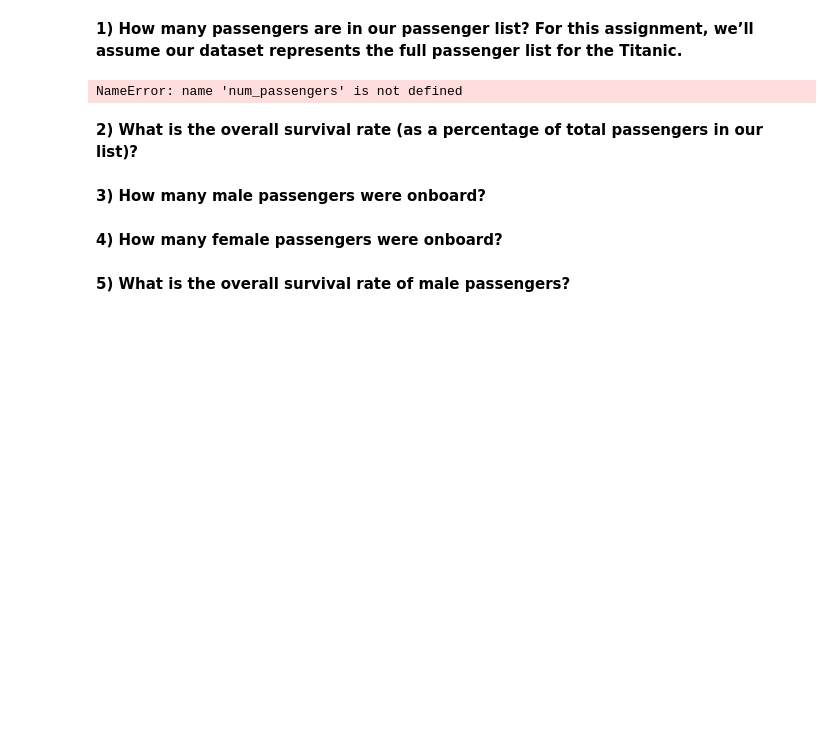
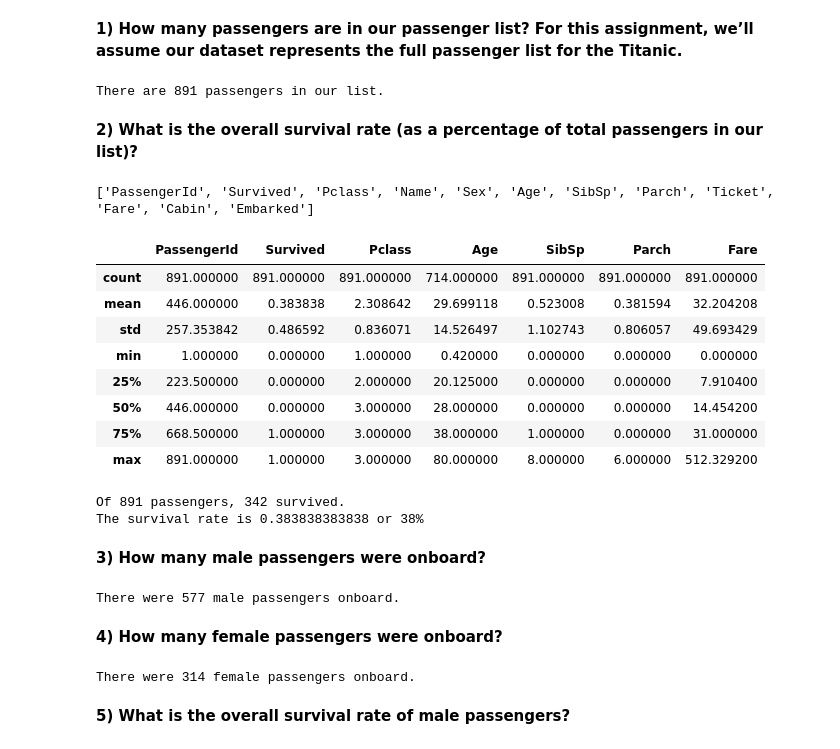
Before and after one commit to lqingsandra/DAT_SF_19, a Jupyter notebook: hw-assignments/DAT19-HW1-Assignment.ipynb, the cells around one changed output. Saved outputs shown, nothing was run; the diff lists cells and outputs as text; code cells hidden in the pictures; blank space fills up the shorter version.

```diff
--- a/hw-assignments/DAT19-HW1-Assignment.ipynb
+++ b/hw-assignments/DAT19-HW1-Assignment.ipynb
@@ -103,38 +103,64 @@ print data[-1,:]
 ## Homework Questions
 # %% [markdown]
 **1) How many passengers are in our passenger list? For this assignment, we’ll assume our dataset represents the full passenger list for the Titanic.**
-# %%
-# Your code here for num_passengers. Uncomment the line below to format your answer.
-
-print 'There are' + str(num_passengers) + 'passengers in our list.'
-# %% [output]
-NameError: name 'num_passengers' is not defined
+# %%
+import pandas as pd
+
+titan = pd.read_csv("../data/titanic.csv")
+
+num_passengers = titan['PassengerId'].count()
+num_passengers
+print 'There are ' + str(num_passengers) + ' passengers in our list.'
+# %% [output]
+There are 891 passengers in our list.
 # %% [markdown]
 **2) What is the overall survival rate (as a percentage of total passengers in our list)?**
+# %%
+print header
+titan.describe()
+# %% [output]
+['PassengerId', 'Survived', 'Pclass', 'Name', 'Sex', 'Age', 'SibSp', 'Parch', 'Ticket', 'Fare', 'Cabin', 'Embarked']
+|  | PassengerId | Survived | Pclass | Age | SibSp | Parch | Fare |
+| count | 891.000000 | 891.000000 | 891.000000 | 714.000000 | 891.000000 | 891.000000 | 891.000000 |
+| mean | 446.000000 | 0.383838 | 2.308642 | 29.699118 | 0.523008 | 0.381594 | 32.204208 |
+| std | 257.353842 | 0.486592 | 0.836071 | 14.526497 | 1.102743 | 0.806057 | 49.693429 |
+| min | 1.000000 | 0.000000 | 1.000000 | 0.420000 | 0.000000 | 0.000000 | 0.000000 |
+| 25% | 223.500000 | 0.000000 | 2.000000 | 20.125000 | 0.000000 | 0.000000 | 7.910400 |
+| 50% | 446.000000 | 0.000000 | 3.000000 | 28.000000 | 0.000000 | 0.000000 | 14.454200 |
+| 75% | 668.500000 | 1.000000 | 3.000000 | 38.000000 | 1.000000 | 0.000000 | 31.000000 |
+| max | 891.000000 | 1.000000 | 3.000000 | 80.000000 | 8.000000 | 6.000000 | 512.329200 |
 # %%
-#HINT: You may want to import another module here
-
-
 #Your code here to calculate num_survived and survival_rate.
 #Again, we've provided some code you can use to format your answer.
+survived_people = titan[titan['Survived'] == 1]
+num_survived = survived_people['PassengerId'].count()
 
+print 'Of ' + str(num_passengers) + ' passengers, ' + str(num_survived) + ' survived.'
 
-#print 'Of ' + str(num_passengers) + ' passengers, ' + str(num_survived) + ' survived.'
-#print 'The survival rate is ' + str(survival_rate) + ' or '+ str("{0:.0f}%".format(survival_rate * 100))
+survival_rate=num_survived/float(num_passengers)
+
+print 'The survival rate is ' + str(survival_rate) + ' or '+ str("{0:.0f}%".format(survival_rate * 100))
+# %% [output]
+Of 891 passengers, 342 survived.
+The survival rate is 0.383838383838 or 38%
 # %% [markdown]
 **3) How many male passengers were onboard?**
 # %%
 # Your code here to calculate num_males
-
-
-#print 'There were ' + str(num_males) + ' male passengers onboard.'
+male_passengers = titan[titan['Sex'] == 'male']
+num_males = male_passengers['PassengerId'].count()
+print 'There were ' + str(num_males) + ' male passengers onboard.'
+# %% [output]
+There were 577 male passengers onboard.
 # %% [markdown]
 **4) How many female passengers were onboard?**
 # %%
 # Your code here to calculate num_females
-
-
-#print 'There were ' + str(num_females) + ' female passengers onboard.'
+female_passengers = titan[titan['Sex'] == 'female']
+num_females = female_passengers['PassengerId'].count()
+print 'There were ' + str(num_females) + ' female passengers onboard.'
+# %% [output]
+There were 314 female passengers onboard.
 # %% [markdown]
 **5) What is the overall survival rate of male passengers?**
 # %%
```
Also changed, not shown: parts of 13 cells of this notebook, 2 other files.
